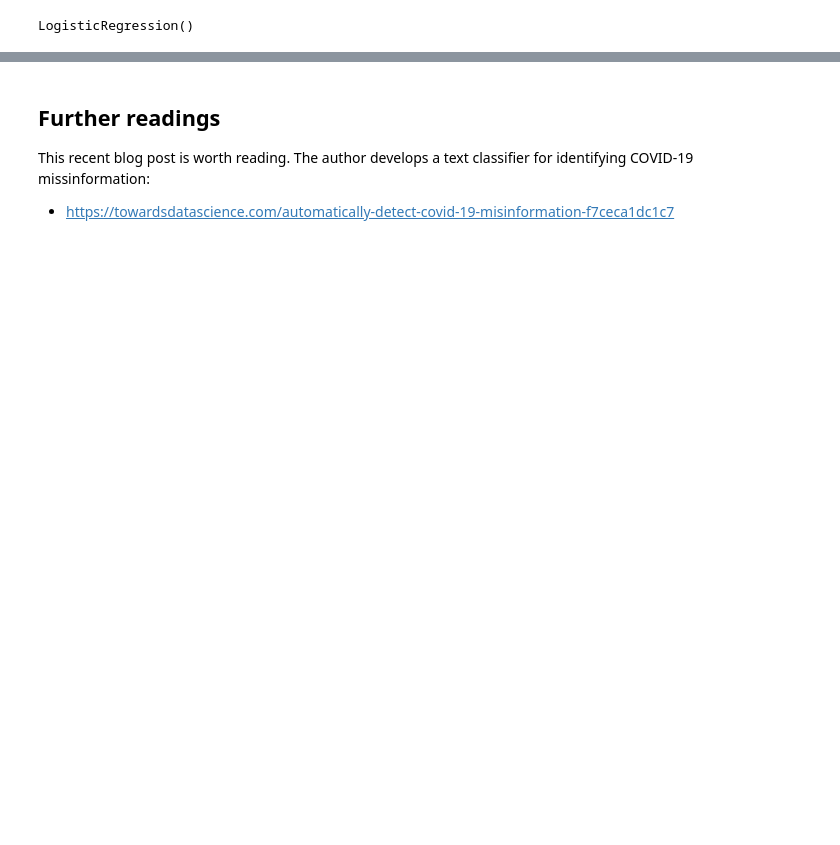
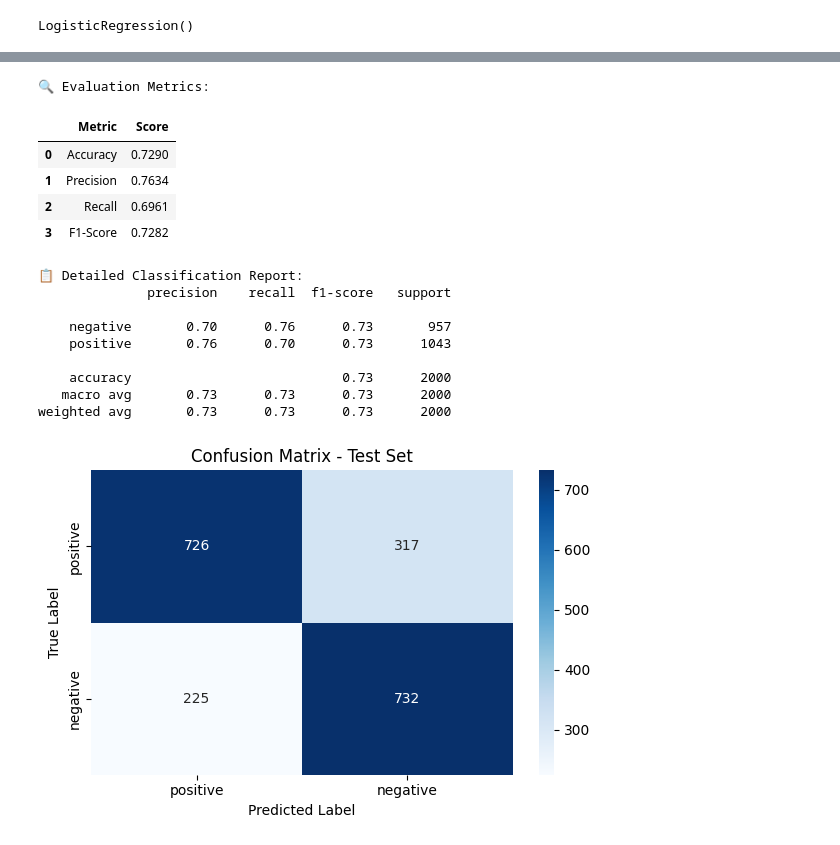
Before and after one commit to Mohammad-Amirifard/NLP_Tutorial, a Jupyter notebook: 02_Building_a_Text_Classifier.ipynb, the cells around one changed output, grey strips where cells are left out. Saved outputs shown, nothing was run; the diff lists cells and outputs as text; code cells hidden in the pictures; blank space fills up the shorter version.

```diff
--- a/02_Building_a_Text_Classifier.ipynb
+++ b/02_Building_a_Text_Classifier.ipynb
@@ -462,6 +519,6 @@ Now that we have feature vectors to represent each tweet, we can finally start t
 # %%
 from sklearn.linear_model import LogisticRegression
-model = LogisticRegression().fit(train_x_vector, train_y)
+model = LogisticRegression().fit(train_x_vector_2, train_y)
 print(model)
 # %% [output]
 LogisticRegression()
@@ -635,12 +609,0 @@ Here I train an SVM classifier on the the reduced training data and check it's p
-# %%
-train_x_vector = vectorizer.transform(train_x)
-
-from sklearn.linear_model import SGDClassifier
-model = SGDClassifier(loss='hinge', penalty='l2', alpha=1e-3, max_iter=5, tol=None).fit(train_x_vector, train_y)
-
-valid_x_vector = vectorizer.transform(valid_x)
-pred_y = model.predict(valid_x_vector)
-
-print('Results for the basic SVM classifier:')
-print(f'accuracy: {accuracy_score(pred_y, valid_y)}')
-print(classification_report(valid_y, pred_y, target_names=['positive','negative']))
@@ -657,4 +609,0 @@ For example, we could try Logistic Regression with an L1 penalty, aimed at remov
-# %%
-from sklearn.linear_model import LogisticRegression
-model = LogisticRegression(penalty='l1',solver='saga',max_iter=4000).fit(train_x_vector, train_y)
-print(model)
@@ -681,5 +610,56 @@ model_params
-# %% [markdown]
-## Further readings
-
-This recent blog post is worth reading. The author develops a text classifier for identifying COVID-19 missinformation:
-- https://towardsdatascience.com/automatically-detect-covid-19-misinformation-f7ceca1dc1c7
+# %%
+from sklearn.metrics import accuracy_score, precision_score, recall_score, f1_score, classification_report, confusion_matrix
+import seaborn as sns
+import matplotlib.pyplot as plt
+
+# Transform and predict on the test set
+test_x_vector = vectorizer.transform(test_x)
+pred_y = model.predict(test_x_vector)
+
+# Compute main metrics
+accuracy = accuracy_score(test_y, pred_y)
+precision = precision_score(test_y, pred_y, pos_label='positive')
+recall = recall_score(test_y, pred_y, pos_label='positive')
+f1 = f1_score(test_y, pred_y, pos_label='positive')
+
+# Display metrics in a table
+metrics_df = pd.DataFrame({
+    'Metric': ['Accuracy', 'Precision', 'Recall', 'F1-Score'],
+    'Score': [accuracy, precision, recall, f1]
+})
+metrics_df['Score'] = metrics_df['Score'].apply(lambda x: f"{x:.4f}")
+print("🔍 Evaluation Metrics:")
+display(metrics_df)
+
+# Print full classification report
+print("\n📋 Detailed Classification Report:")
+print(classification_report(test_y, pred_y))
+
+# Confusion matrix visualization
+conf_matrix = confusion_matrix(test_y, pred_y, labels=['positive', 'negative'])
+plt.figure(figsize=(6, 4))
+sns.heatmap(conf_matrix, annot=True, fmt='d', cmap='Blues',
+            xticklabels=['positive', 'negative'],
+            yticklabels=['positive', 'negative'])
+plt.title("Confusion Matrix - Test Set")
+plt.xlabel("Predicted Label")
+plt.ylabel("True Label")
+plt.tight_layout()
+plt.show()
+# %% [output]
+🔍 Evaluation Metrics:
+|  | Metric | Score |
+| 0 | Accuracy | 0.7290 |
+| 1 | Precision | 0.7634 |
+| 2 | Recall | 0.6961 |
+| 3 | F1-Score | 0.7282 |
+📋 Detailed Classification Report:
+              precision    recall  f1-score   support
+
+    negative       0.70      0.76      0.73       957
+    positive       0.76      0.70      0.73      1043
+
+    accuracy                           0.73      2000
+   macro avg       0.73      0.73      0.73      2000
+weighted avg       0.73      0.73      0.73      2000
+[figure, added]
```
Also changed, not shown: parts of 116 cells of this notebook.
